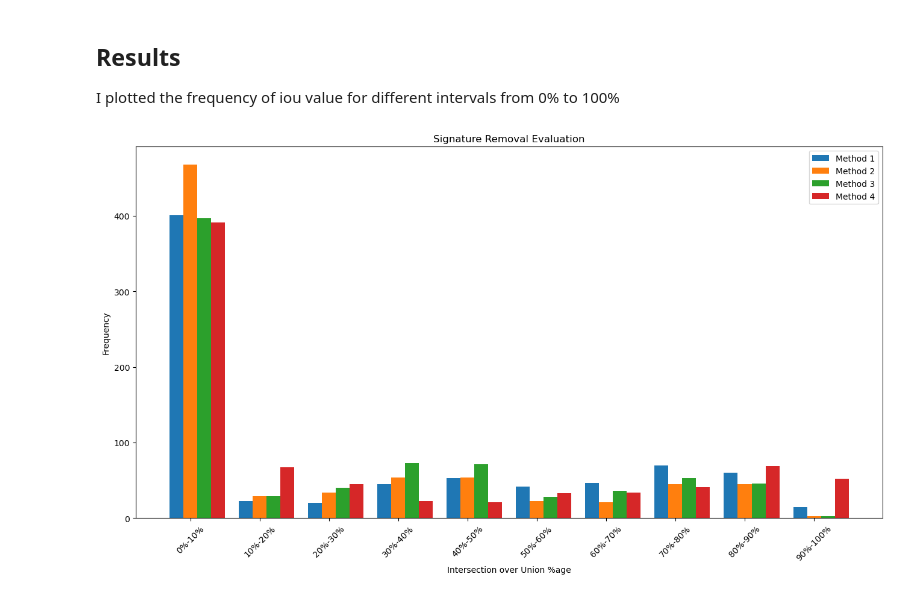
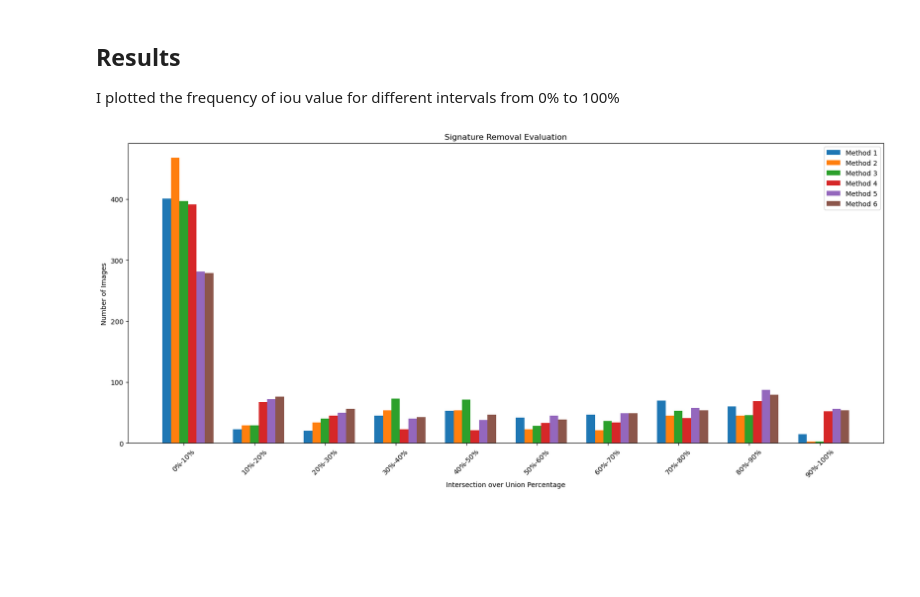
Before and after one commit to Purefekt/signature-detection-and-extraction, a Jupyter notebook: evaluating_different_signature_detection_methods.ipynb, the cells around one changed output. Drawn from its saved outputs; the diff is of its cells as text; code cells hidden in the pictures; blank space fills up the shorter version.

Commit message:
added methods 5 and 6

```diff
--- a/evaluating_different_signature_detection_methods.ipynb
+++ b/evaluating_different_signature_detection_methods.ipynb
@@ -593,36 +651,46 @@ def visualize_evaluation(evaluation_json):
 
 # Method 1
 iou_1_json = 'evaluation/iou_1.json'
 x_axis_labels, frequency_method_1 = visualize_evaluation(iou_1_json)
 # Method 2
 iou_2_json = 'evaluation/iou_2.json'
 x_axis_labels, frequency_method_2 = visualize_evaluation(iou_2_json)
 # Method 3
 iou_3_json = 'evaluation/iou_3.json'
 x_axis_labels, frequency_method_3 = visualize_evaluation(iou_3_json)
 # Method 4
 iou_4_json = 'evaluation/iou_4.json'
 x_axis_labels, frequency_method_4 = visualize_evaluation(iou_4_json)
+# Method 5
+iou_5_json = 'evaluation/iou_5.json'
+x_axis_labels, frequency_method_5 = visualize_evaluation(iou_5_json)
+# Method 6
+iou_6_json = 'evaluation/iou_6.json'
+x_axis_labels, frequency_method_6 = visualize_evaluation(iou_6_json)
 
-fig = plt.figure(figsize=(16, 8))
-w = 0.2
+fig = plt.figure(figsize=(20, 8))
+w = 0.12
 X_axis_1 = np.arange(len(x_axis_labels))
 X_axis_2 = [i+w for i in X_axis_1]
 X_axis_3 = [i+w for i in X_axis_2]
 X_axis_4 = [i+w for i in X_axis_3]
+X_axis_5 = [i+w for i in X_axis_4]
+X_axis_6 = [i+w for i in X_axis_5]
 
 plt.bar(X_axis_1, frequency_method_1, w, label='Method 1')
 plt.bar(X_axis_2, frequency_method_2, w, label='Method 2')
 plt.bar(X_axis_3, frequency_method_3, w, label='Method 3')
 plt.bar(X_axis_4, frequency_method_4, w, label='Method 4')
+plt.bar(X_axis_5, frequency_method_5, w, label='Method 5')
+plt.bar(X_axis_6, frequency_method_6, w, label='Method 6')
 
 
-plt.xticks(X_axis_2, x_axis_labels) # keep in center
+plt.xticks(X_axis_3, x_axis_labels) # keep in center
 plt.xticks(rotation=45)
-plt.xlabel("Intersection over Union %age")
-plt.ylabel("Frequency")
+plt.xlabel("Intersection over Union Percentage")
+plt.ylabel("Number of Images")
 plt.title("Signature Removal Evaluation")
 plt.legend()
 plt.show()
 # %% [output]
-[figure, old version]
+[figure, new version]
```
Also changed, not shown: parts of 33 cells of this notebook, 25 other files.
